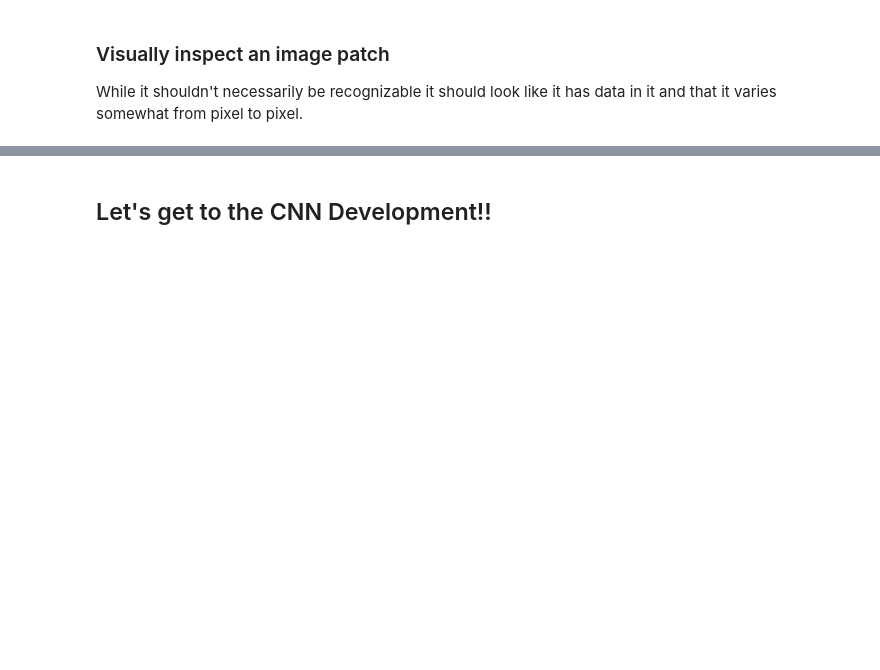
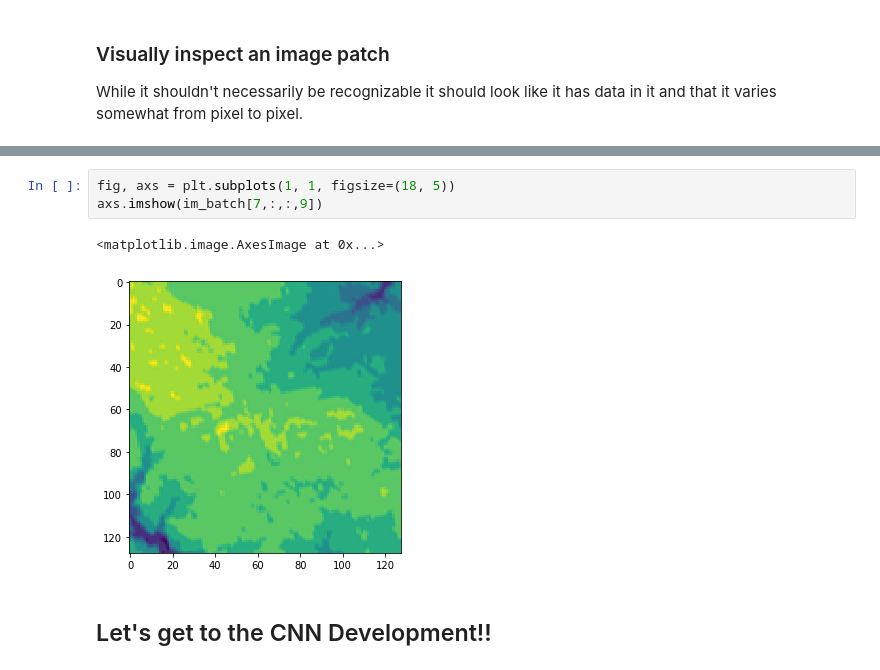
Before and after one commit to patrickcgray/landcover_rcnn, a Jupyter notebook: CNN Experimentation.ipynb, the cells around one changed output, grey strips where cells are left out. Saved outputs shown, nothing was run; the diff lists cells and outputs as text; blank space fills up the shorter version.

```diff
--- a/CNN Experimentation.ipynb
+++ b/CNN Experimentation.ipynb
@@ -201,3 +262,9 @@ axs.imshow(im_batch[2,:,:,8], cmap='gray')
+# %%
+fig, axs = plt.subplots(1, 1, figsize=(18, 5))
+axs.imshow(im_batch[7,:,:,9])
+# %% [output]
+<matplotlib.image.AxesImage at 0x...>
+[figure, added]
 # %% [markdown]
 ## Let's get to the CNN Development!!
 # %%
```
Also changed, not shown: parts of 54 cells of this notebook, 6 other files.
